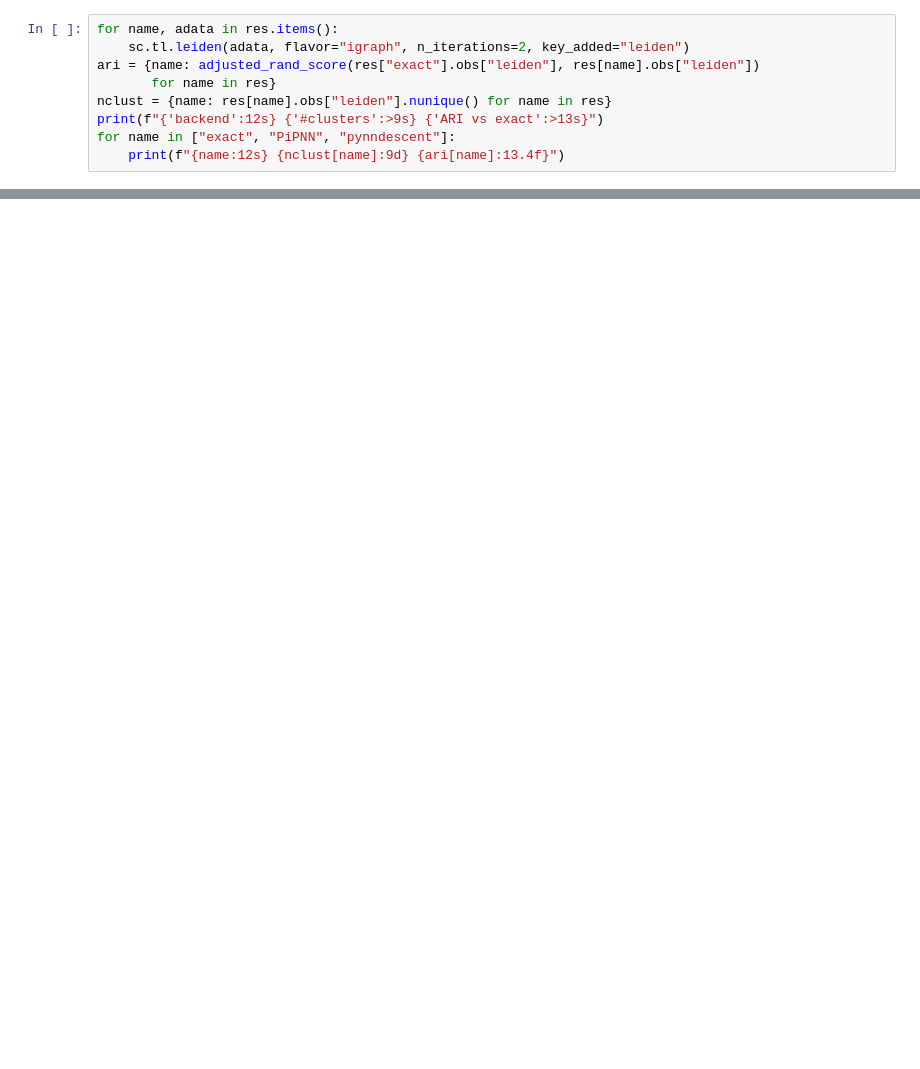
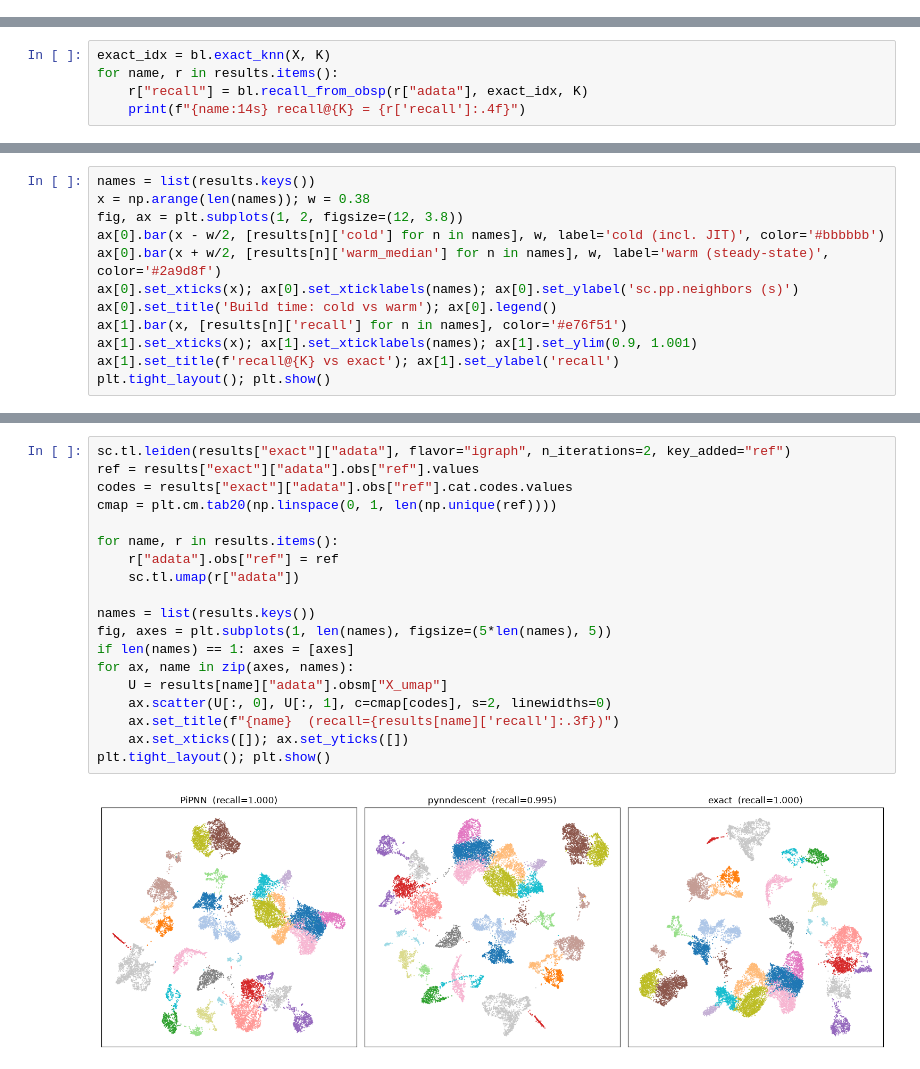
Before and after one commit to iandriver/pipnn-scanpy, a Jupyter notebook: notebooks/pipnn_vs_pynndescent.ipynb, the cells around one changed output, grey strips where cells are left out. Saved outputs shown, nothing was run; the diff lists cells and outputs as text; blank space fills up the shorter version.

```diff
--- a/notebooks/pipnn_vs_pynndescent.ipynb
+++ b/notebooks/pipnn_vs_pynndescent.ipynb
@@ -209,9 +0,0 @@ unchanged by swapping the ANN backend.
-# %%
-for name, adata in res.items():
-    sc.tl.leiden(adata, flavor="igraph", n_iterations=2, key_added="leiden")
-ari = {name: adjusted_rand_score(res["exact"].obs["leiden"], res[name].obs["leiden"])
-       for name in res}
-nclust = {name: res[name].obs["leiden"].nunique() for name in res}
-print(f"{'backend':12s} {'#clusters':>9s} {'ARI vs exact':>13s}")
-for name in ["exact", "PiPNN", "pynndescent"]:
-    print(f"{name:12s} {nclust[name]:9d} {ari[name]:13.4f}")
@@ -261,0 +127,5 @@ result to scanpy — a kNN distance graph — which is why they're drop-in swapp
+# %%
+exact_idx = bl.exact_knn(X, K)
+for name, r in results.items():
+    r["recall"] = bl.recall_from_obsp(r["adata"], exact_idx, K)
+    print(f"{name:14s} recall@{K} = {r['recall']:.4f}")
@@ -261,0 +136,12 @@ result to scanpy — a kNN distance graph — which is why they're drop-in swapp
+# %%
+names = list(results.keys())
+x = np.arange(len(names)); w = 0.38
+fig, ax = plt.subplots(1, 2, figsize=(12, 3.8))
+ax[0].bar(x - w/2, [results[n]['cold'] for n in names], w, label='cold (incl. JIT)', color='#bbbbbb')
+ax[0].bar(x + w/2, [results[n]['warm_median'] for n in names], w, label='warm (steady-state)', color='#2a9d8f')
+ax[0].set_xticks(x); ax[0].set_xticklabels(names); ax[0].set_ylabel('sc.pp.neighbors (s)')
+ax[0].set_title('Build time: cold vs warm'); ax[0].legend()
+ax[1].bar(x, [results[n]['recall'] for n in names], color='#e76f51')
+ax[1].set_xticks(x); ax[1].set_xticklabels(names); ax[1].set_ylim(0.9, 1.001)
+ax[1].set_title(f'recall@{K} vs exact'); ax[1].set_ylabel('recall')
+plt.tight_layout(); plt.show()
@@ -261,0 +156,21 @@ result to scanpy — a kNN distance graph — which is why they're drop-in swapp
+# %%
+sc.tl.leiden(results["exact"]["adata"], flavor="igraph", n_iterations=2, key_added="ref")
+ref = results["exact"]["adata"].obs["ref"].values
+codes = results["exact"]["adata"].obs["ref"].cat.codes.values
+cmap = plt.cm.tab20(np.linspace(0, 1, len(np.unique(ref))))
+
+for name, r in results.items():
+    r["adata"].obs["ref"] = ref
+    sc.tl.umap(r["adata"])
+
+names = list(results.keys())
+fig, axes = plt.subplots(1, len(names), figsize=(5*len(names), 5))
+if len(names) == 1: axes = [axes]
+for ax, name in zip(axes, names):
+    U = results[name]["adata"].obsm["X_umap"]
+    ax.scatter(U[:, 0], U[:, 1], c=cmap[codes], s=2, linewidths=0)
+    ax.set_title(f"{name}  (recall={results[name]['recall']:.3f})")
+    ax.set_xticks([]); ax.set_yticks([])
+plt.tight_layout(); plt.show()
+# %% [output]
+[figure, added]
```
Also changed, not shown: parts of 35 cells of this notebook, 12 other files.
